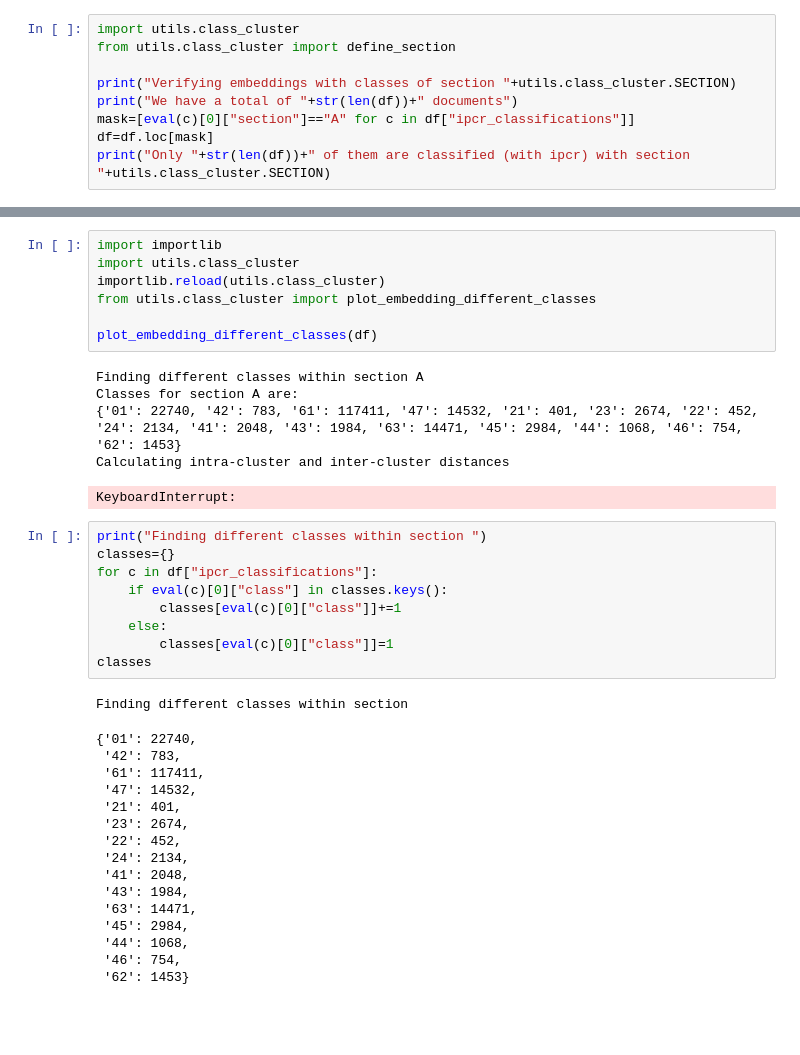
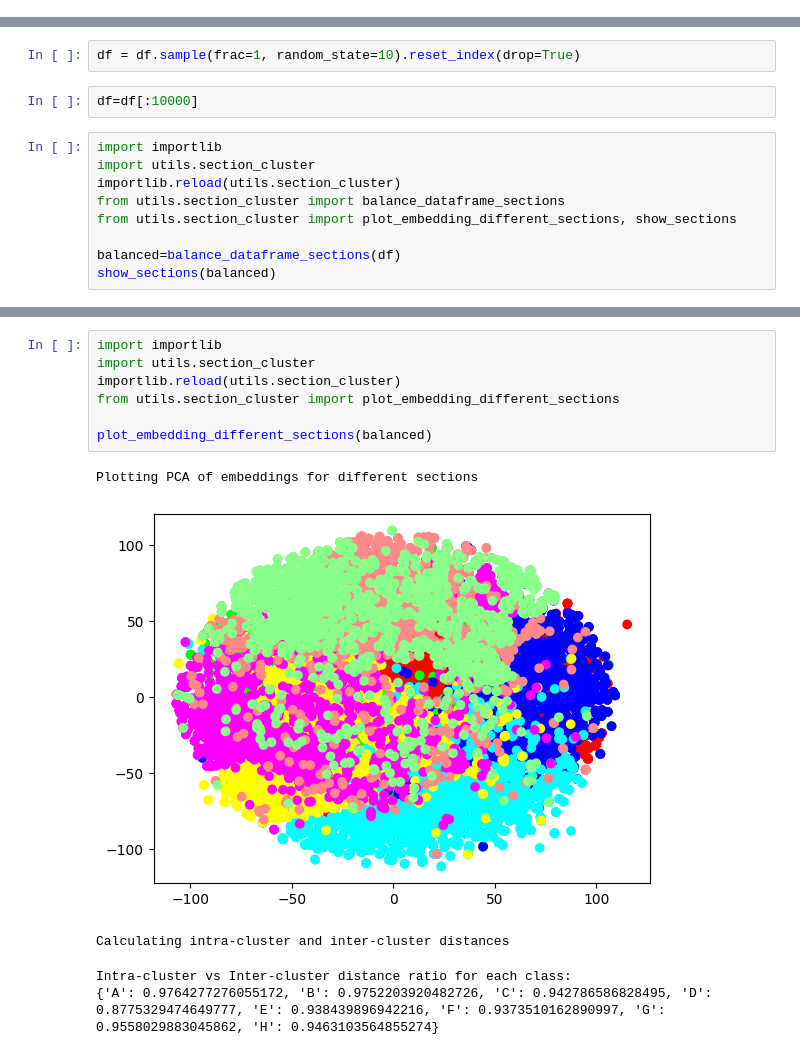
Before and after one commit to lorenzobagnol/scopus, a Jupyter notebook: VerifyCluster/ClusterVerify.ipynb, the cells around one changed output, grey strips where cells are left out. Cells and saved outputs as stored; diff of their text form; blank space fills up the shorter version.

```diff
--- a/VerifyCluster/ClusterVerify.ipynb
+++ b/VerifyCluster/ClusterVerify.ipynb
@@ -23,9 +15,0 @@ data collected.
-# %%
-import utils.class_cluster
-from utils.class_cluster import define_section
-
-print("Verifying embeddings with classes of section "+utils.class_cluster.SECTION)
-print("We have a total of "+str(len(df))+" documents")
-mask=[eval(c)[0]["section"]=="A" for c in df["ipcr_classifications"]]
-df=df.loc[mask]
-print("Only "+str(len(df))+" of them are classified (with ipcr) with section "+utils.class_cluster.SECTION)
@@ -35,0 +16,13 @@ Only 185889 of them are classified (with ipcr) with section A
+# %%
+df = df.sample(frac=1, random_state=10).reset_index(drop=True)
+# %%
+df=df[:10000]
+# %%
+import importlib
+import utils.section_cluster
+importlib.reload(utils.section_cluster)
+from utils.section_cluster import balance_dataframe_sections
+from utils.section_cluster import plot_embedding_different_sections, show_sections
+
+balanced=balance_dataframe_sections(df)
+show_sections(balanced)
@@ -36,39 +42,13 @@ Only 185889 of them are classified (with ipcr) with section A
 # %%
 import importlib
-import utils.class_cluster
-importlib.reload(utils.class_cluster)
-from utils.class_cluster import plot_embedding_different_classes
+import utils.section_cluster
+importlib.reload(utils.section_cluster)
+from utils.section_cluster import plot_embedding_different_sections
 
-plot_embedding_different_classes(df)
+plot_embedding_different_sections(balanced)
 # %% [output]
-Finding different classes within section A
-Classes for section A are:
-{'01': 22740, '42': 783, '61': 117411, '47': 14532, '21': 401, '23': 2674, '22': 452, '24': 2134, '41': 2048, '43': 1984, '63': 14471, '45': 2984, '44': 1068, '46': 754, '62': 1453}
-Calculating intra-cluster and inter-cluster distances
+Plotting PCA of embeddings for different sections
+[figure, added]
-KeyboardInterrupt:
+Calculating intra-cluster and inter-cluster distances
+Intra-cluster vs Inter-cluster distance ratio for each class:
+{'A': 0.9764277276055172, 'B': 0.9752203920482726, 'C': 0.942786586828495, 'D': 0.8775329474649777, 'E': 0.938439896942216, 'F': 0.9373510162890997, 'G': 0.9558029883045862, 'H': 0.9463103564855274}
-# %%
-print("Finding different classes within section ")
-classes={}
-for c in df["ipcr_classifications"]:
-    if eval(c)[0]["class"] in classes.keys():
-        classes[eval(c)[0]["class"]]+=1
-    else:
-        classes[eval(c)[0]["class"]]=1
-classes
-# %% [output]
-Finding different classes within section
-{'01': 22740,
- '42': 783,
- '61': 117411,
- '47': 14532,
- '21': 401,
- '23': 2674,
- '22': 452,
- '24': 2134,
- '41': 2048,
- '43': 1984,
- '63': 14471,
- '45': 2984,
- '44': 1068,
- '46': 754,
- '62': 1453}
```
Also changed, not shown: parts of 3 cells of this notebook, 9 other files.
